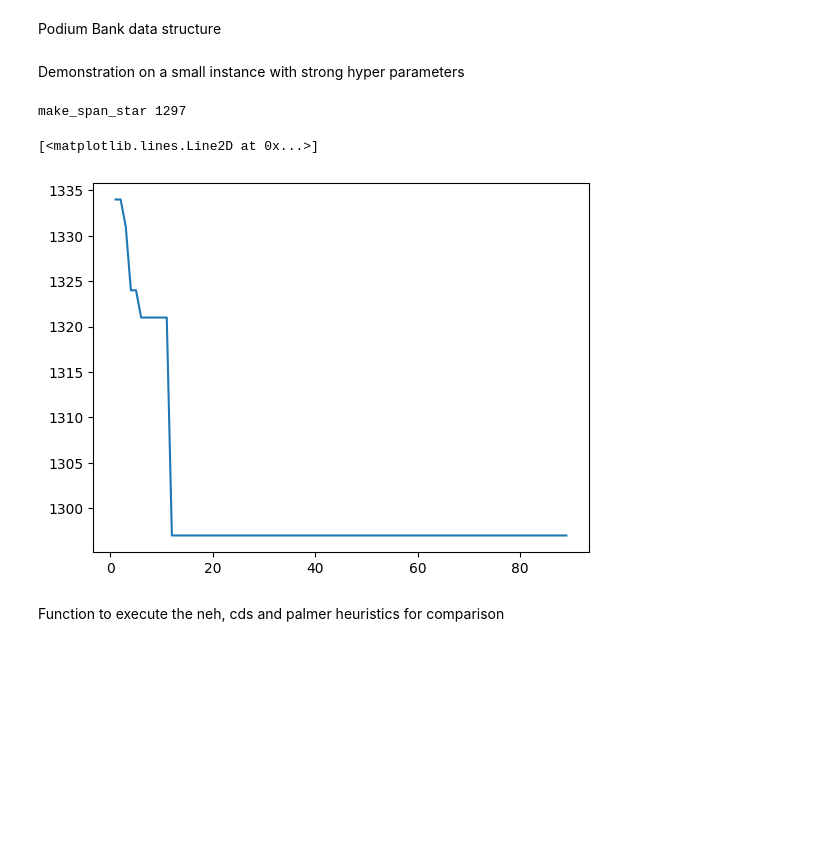
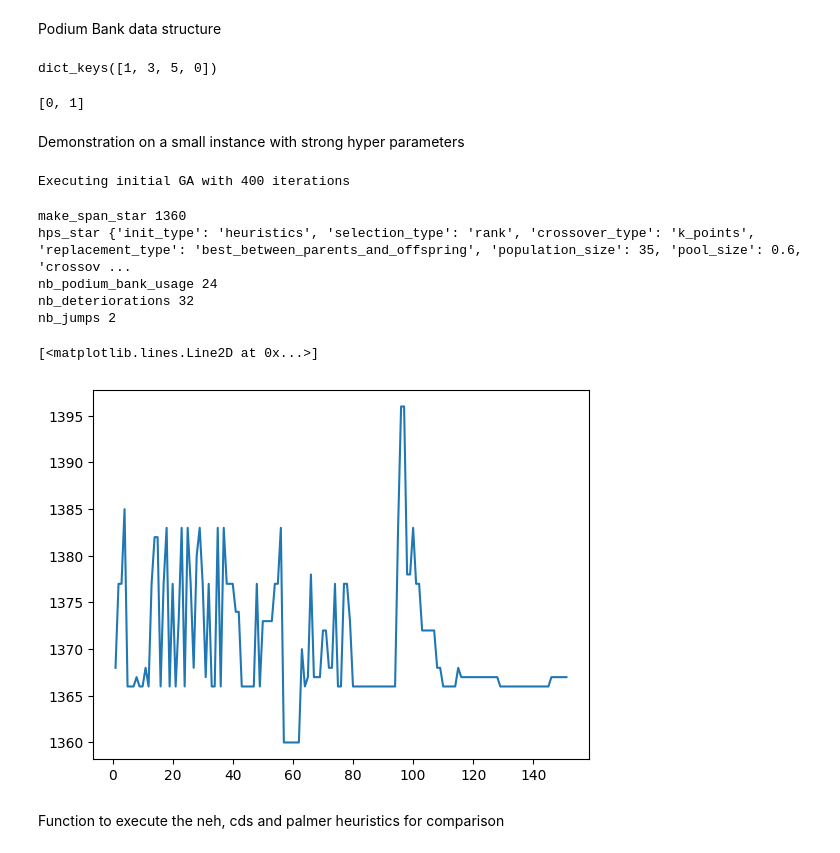
Before and after one commit to YounesBoukacem/L-SAGA, a Jupyter notebook: LSAGA_notebook.ipynb, the cells around one changed output. Drawn from its saved outputs; the diff is of its cells as text; code cells hidden in the pictures; blank space fills up the shorter version.

```diff
--- a/LSAGA_notebook.ipynb
+++ b/LSAGA_notebook.ipynb
@@ -83,0 +86,13 @@ class PodiumBank:
+# %%
+d = {1:2, 3:4, 5:6}
+d[0] = 8
+d.keys()
+# %% [output]
+dict_keys([1, 3, 5, 0])
+# %%
+nb_jobs = 20
+k_mms = (0.01, 0.1, 0.01)
+k_values = [int(nb_jobs * (k_mms[0]+i*k_mms[2])) for i in range(int((k_mms[1]-k_mms[0])/k_mms[2])+1)]
+list(set(k_values))
+# %% [output]
+[0, 1]
@@ -709,17 +743,35 @@ class LSAGA:
 Demonstration on a small instance with strong hyper parameters
 # %%
 tai_inst = load_tai(20, 5)
-hh = LSAGA(tai_inst[0],
-           num_iterations_mms= (200, 200,1),
-           max_stagnation_mms = (50, 50, 1),
-           variety_degree= 5)
-hps_trace, current_make_span_trace, loc_make_spane_star_trace, temp_trace = hh.optim(T_min=0.0001, trace=True)
+hh = LSAGA(tai_inst[1],
+           variety_degree=5,
+           num_hyper_params_neigh_window=2, #numeric hyper-parameters neighboring window size
+           cat_neigh_ratio=0.4,
+           podium_banck_size=5)
+hh.optim(T=1,
+         T_min=0.001,
+         alpha=0.9, # decay factor
+         beta=100, # exploration factor
+         nb_iter=150,
+         length_palier=3,
+         jump_rate=0.05,
+         jump_ratio=1.15,
+         trace=True)
 print('make_span_star', hh.make_span_star)
-plt.plot(range(1, len(current_make_span_trace)+1), current_make_span_trace)
+print('hps_star', hh.hps_star)
+print('nb_podium_bank_usage', hh.nb_podium_bank_usage)
+print('nb_deteriorations', hh.nb_deteriorations)
+print('nb_jumps', hh.nb_jumps)
+plt.plot(range(1, len(hh.current_make_span_trace)+1), hh.current_make_span_trace)
 # %% [output]
-make_span_star 1297
+Executing initial GA with 400 iterations
-[<matplotlib.lines.Line2D at 0x...>]
+make_span_star 1360
+hps_star {'init_type': 'heuristics', 'selection_type': 'rank', 'crossover_type': 'k_points', 'replacement_type': 'best_between_parents_and_offspring', 'population_size': 35, 'pool_size': 0.6, 'crossov ...
+nb_podium_bank_usage 24
+nb_deteriorations 32
+nb_jumps 2
+[<matplotlib.lines.Line2D at 0x...>]
-[figure, old version]
+[figure, new version]
 # %% [markdown]
 Function to execute the neh, cds and palmer heuristics for comparison
 # %%
```
Also changed, not shown: parts of 2 cells of this notebook, 1 other file.
